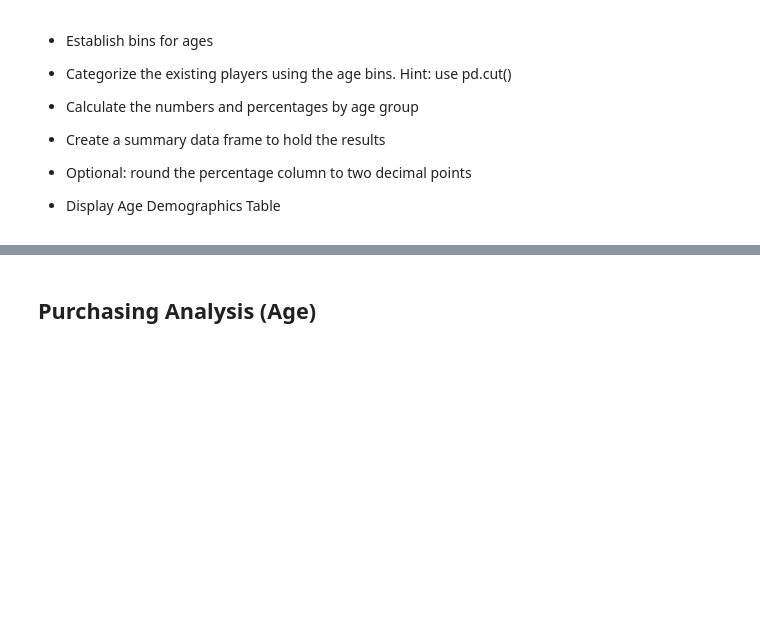
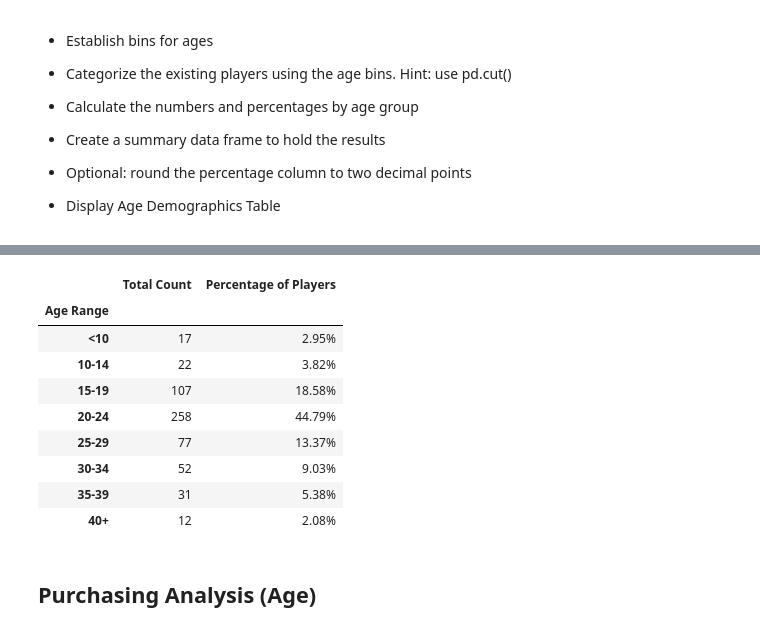
Before and after one commit to rbourdeau1/pandas-challenge, a Jupyter notebook: HeroesOfPymoli/HeroesOfPymoli_starter.ipynb, the cells around one changed output, grey strips where cells are left out. Saved outputs shown, nothing was run; the diff lists cells and outputs as text; code cells hidden in the pictures; blank space fills up the shorter version.

```diff
--- a/HeroesOfPymoli/HeroesOfPymoli_starter.ipynb
+++ b/HeroesOfPymoli/HeroesOfPymoli_starter.ipynb
@@ -48,0 +26,9 @@ total_players_df
+# %%
+# Obtain number of players
+total_players = purchase_data['SN'].nunique()
+
+# Put result in a data frame
+total_players_df = pd.DataFrame({"Total Players" : [total_players]})
+
+# Display data frame
+total_players_df
@@ -277,3 +179,48 @@ pd.DataFrame({"Total Count" : total_count_by_age,
+# %%
+# Setup the limits of each bin
+bin = [0, 10, 15, 20, 25, 30, 35, 40, float("inf")]
+
+# Setup the labels for each bin
+label = ['<10', '10-14', '15-19', '20-24', '25-29', '30-34', '35-39', '40+']
+
+# Indicate the data to be binned and the parameters for binning and assign to a variable
+age_range = pd.cut(
+    purchase_data['Age'],
+    bins=bin,
+    labels=label,
+    right = False,
+    include_lowest=True
+)
+
+# Add a column which contains age group to the data frame
+purchase_data["Age Range"]= age_range
+
+# Group data frame by age group
+age_group = purchase_data.groupby("Age Range")
+
+# Obtain number of players in each age category
+total_count_by_age = age_group['SN'].nunique().sort_index()
+
+# Obtain percentage of players in each age category
+percent_of_players_by_age = total_count_by_age/total_players*100
+
+# Put in a data frame
+players_by_age_df = pd.DataFrame({"Total Count" : total_count_by_age,
+             "Percentage of Players" : percent_of_players_by_age})
+
+# Display the data frame
+players_by_age_df.style.format({"Percentage of Players" : "{:,.2f}%"})
+# %% [output]
+|  | Total Count | Percentage of Players |
+| Age Range |  |  |
+| <10 | 17 | 2.95% |
+| 10-14 | 22 | 3.82% |
+| 15-19 | 107 | 18.58% |
+| 20-24 | 258 | 44.79% |
+| 25-29 | 77 | 13.37% |
+| 30-34 | 52 | 9.03% |
+| 35-39 | 31 | 5.38% |
+| 40+ | 12 | 2.08% |
 # %% [markdown]
 ## Purchasing Analysis (Age)
 # %% [markdown]
```
Also changed, not shown: parts of 48 cells of this notebook.
